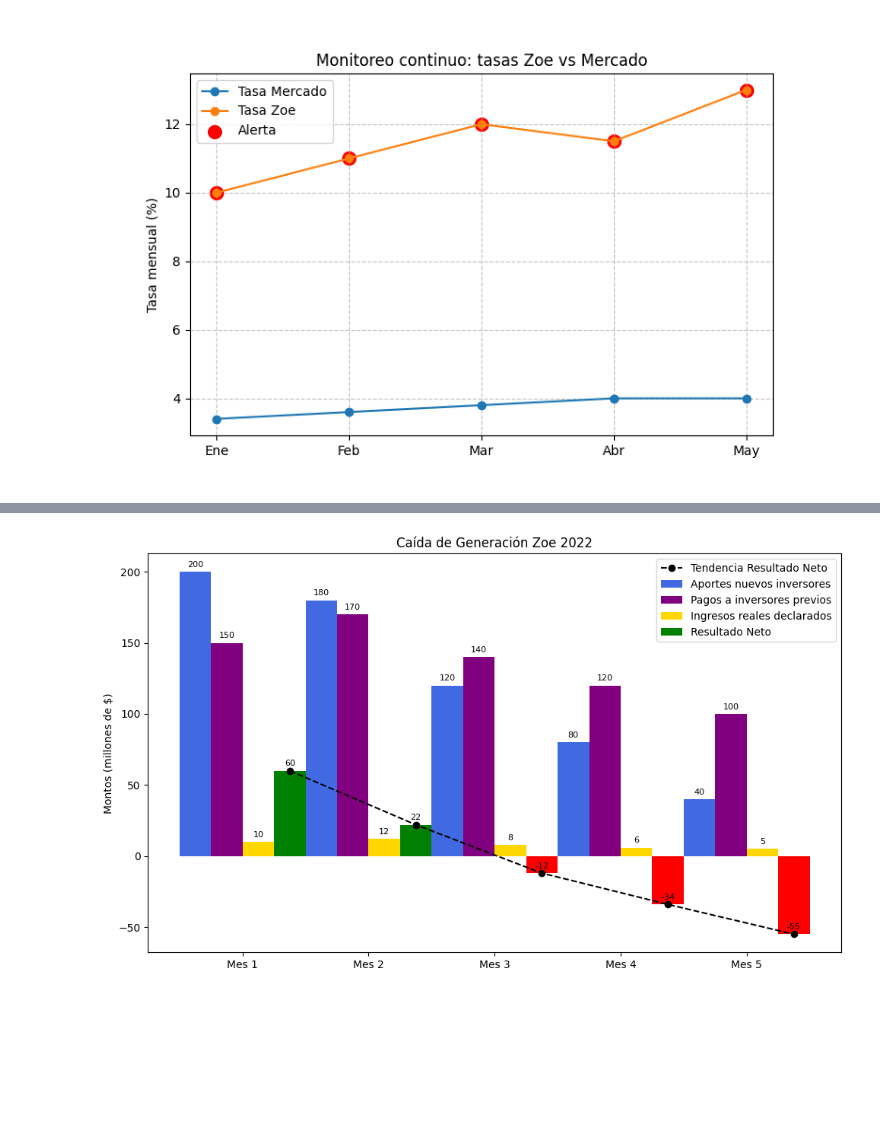
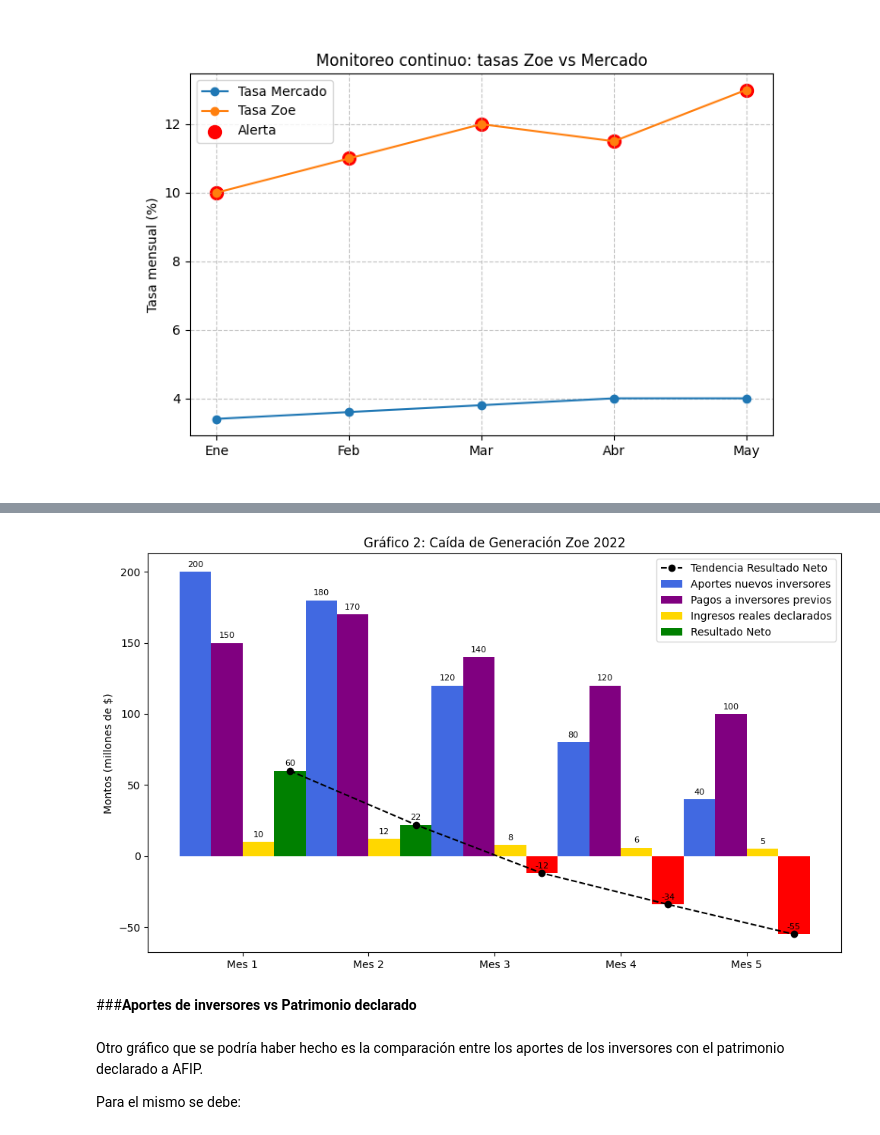
Before and after one commit to martizapico/Facultad-Aconcagua, a Jupyter notebook: Gráficos_Generación_Zoe.ipynb, the cells around one changed output, grey strips where cells are left out. Drawn from its saved outputs; the diff is of its cells as text; code cells hidden in the pictures; blank space fills up the shorter version.

```diff
--- a/Gráficos_Generación_Zoe.ipynb
+++ b/Gráficos_Generación_Zoe.ipynb
@@ -73,51 +81,54 @@ display(Image('/content/monitoreo_alertas_python.png'))
 # %%
-import matplotlib.pyplot as plt
-import numpy as np
-
-# Datos ficticios
+# 1. Elaboracción del diccionario con datos ficticios
 meses = ["Mes 1", "Mes 2", "Mes 3", "Mes 4", "Mes 5"]
 aportes = [200, 180, 120, 80, 40]
 pagos = [150, 170, 140, 120, 100]
 ingresos = [10, 12, 8, 6, 5]
 resultado = [a - p + i for a, p, i in zip(aportes, pagos, ingresos)]
 
-# Configuración de posiciones
+# 2. Configuración de posiciones
 x = np.arange(len(meses))
 ancho = 0.25
 
-# Gráfico de barras
+# 3. Realización de gráfico de barras
 fig, ax = plt.subplots(figsize=(10, 6))
 b1 = ax.bar(x - ancho, aportes, width=ancho, label="Aportes nuevos inversores", color="royalblue")
 b2 = ax.bar(x, pagos, width=ancho, label="Pagos a inversores previos", color="purple")
 b3 = ax.bar(x + ancho, ingresos, width=ancho, label="Ingresos reales declarados", color="gold")
 
-# Barras de resultado neto (verde si >0, rojo si <0)
+# 4. Producción de barras de resultado neto (verde si >0, rojo si <0)
 colors_resultado = ["green" if val >= 0 else "red" for val in resultado]
 b4 = ax.bar(x + 2*ancho, resultado, width=ancho, label="Resultado Neto", color=colors_resultado)
 
-# Tendencia del resultado neto
+# 5. Determinación de tendencia del resultado neto
 ax.plot(x + 2*ancho, resultado, marker="o", linestyle="--", color="black", label="Tendencia Resultado Neto")
 
-# Etiquetas numéricas
+# 5. Representación de etiquetas numéricas
 for bars in [b1, b2, b3, b4]:
     for bar in bars:
         height = bar.get_height()
         ax.annotate(f'{height}',
                     xy=(bar.get_x() + bar.get_width() / 2, height),
                     xytext=(0, 3),
                     textcoords="offset points",
                     ha="center", va="bottom", fontsize=8)
 
-# Personalización
+# 6. Personalización
 ax.set_ylabel("Montos (millones de $)")
-ax.set_title("Caída de Generación Zoe 2022")
+ax.set_title("Gráfico 2: Caída de Generación Zoe 2022")
 ax.set_xticks(x + ancho/2)
 ax.set_xticklabels(meses)
 ax.legend()
 
 plt.tight_layout()
 plt.savefig("/content/caida_generacion_zoe_tendencia.png")
 plt.show()
 # %% [output]
-[figure, old version]
+[figure, new version]
+# %% [markdown]
+###**Aportes de inversores vs Patrimonio declarado**
+# %% [markdown]
+Otro gráfico que se podría haber hecho es la comparación entre los aportes de los inversores con el patrimonio declarado a AFIP.
+
+Para el mismo se debe:
 # %%
```
Also changed, not shown: parts of 4 cells of this notebook.
